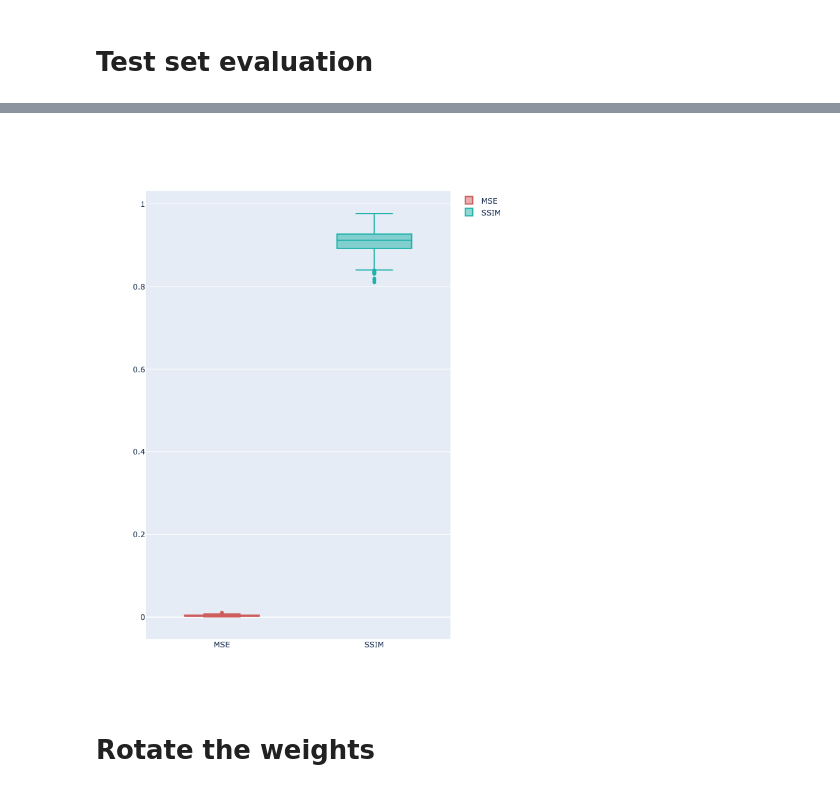
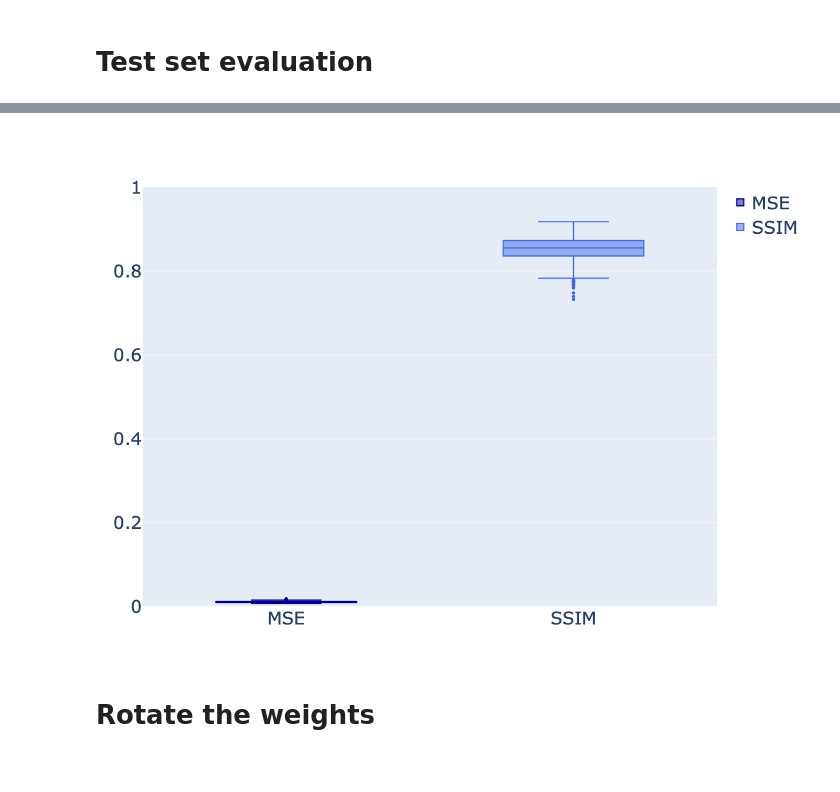
Before and after one commit to jornelasmunoz/UCM_Undergraduate_Research, a Jupyter notebook: jornelasmunoz/notebooks/learn_decoder.ipynb, the cells around one changed output, grey strips where cells are left out. Saved outputs shown, nothing was run; the diff lists cells and outputs as text; code cells hidden in the pictures.

```diff
--- a/jornelasmunoz/notebooks/learn_decoder.ipynb
+++ b/jornelasmunoz/notebooks/learn_decoder.ipynb
@@ -269,6 +269,7 @@ params = {
     "model": "decoder_cnn",
     "dataset": "mnist_mura_noiseless",
     "scheduler_patience": 2,
+    "snr": 10,
 }
 wandb.config = params
 # %%
@@ -277,8 +278,9 @@ transform_list = transforms.Compose(
             [   transforms.Grayscale(),
                 transforms.ToTensor(),
                 transforms.Resize(params['image_size'], antialias=True),
-                # Noise_dB(desired_snr=1),
-                # transforms.Normalize(0, 1),
+                Noise_dB(desired_snr=params['snr']),
+                # Noise(mean=0,dev=params['noise_std']),
+                transforms.Normalize(0, 1),
                 ])
 target_transform = transforms.Compose(
             [   transforms.Grayscale(),
@@ -510,3 +513,26 @@ SSIM = StructuralSimilarityIndexMeasure()
 # Define test set
 test_mnist_mura = MNIST_MURA('../data/MNIST/', params, transform=transform_list, target_transform=target_transform, train=False)
 testset = DataLoader(test_mnist_mura, batch_size=10, shuffle=True)
+# %%
+# Change plotting parameters
+plt.rcParams.update({
+    "text.usetex": False,
+    "font.family": "Times", #"Computer Modern Serif"
+    "figure.figsize" : [15,10],
+})
+# Printing 25 random images from the training dataset
+random_samples = np.random.randint(1, len(testset), (5))
+count = 0
+for idx in random_samples: #range(random_samples.shape[0]):
+    plt.subplot(2, 5, count + 1)
+    sns.heatmap(testset.dataset[idx]['img'].squeeze(0), cmap='gray')
+    plt.title(f'Encoded image: {testset.dataset[idx]["digit"]}')
+    plt.subplot(2, 5, count + 6)
+    sns.heatmap(testset.dataset[idx]['target'].squeeze(0), cmap='gray')
+    plt.title('Original image')
+    plt.axis('off')
+
+    count += 1
+plt.tight_layout()
+#plt.savefig("../figs/encoded_original_examples.png")
+plt.show()
@@ -529,28 +557,30 @@ import plotly.graph_objects as go
 # %%
 y0 = df.mse
 y1 = df.ssim
 
 fig = go.Figure()
 fig.add_trace(go.Box(y=y0, name='MSE',
-                marker_color = 'indianred'))
+                marker_color = 'darkblue'))
 fig.add_trace(go.Box(y=y1, name = 'SSIM',
-                marker_color = 'lightseagreen'))
+                marker_color = 'royalblue'))
 fig.update_layout(
     autosize=False,
     width=1200,
     height=900,
     yaxis=dict(
         # title_text="Y-axis Title",
-        ticktext=["Very long label", "long label", "3", "label"],
+        # ticktext=["Very long label", "long label", "3", "label"],
         # tickvals=,
         tickmode="array",
         titlefont=dict(size=30),
-    )
+    ),
+    yaxis_range=[0,1],
+    font=dict(size=30),
 )
 fig.show(renderer="jupyterlab")
-fig.write_image('../figs/learned_decoder_cnn_mse_SSIM.png')
+# fig.write_image('../figs/learned_decoder_cnn_mse_SSIM.png')
 # %% [output]
-[figure, old version]
+[figure, new version]
 # %% [markdown]
 # Rotate the weights
 # %%
```
Also changed, not shown: parts of 6 cells of this notebook, 1 other file.
